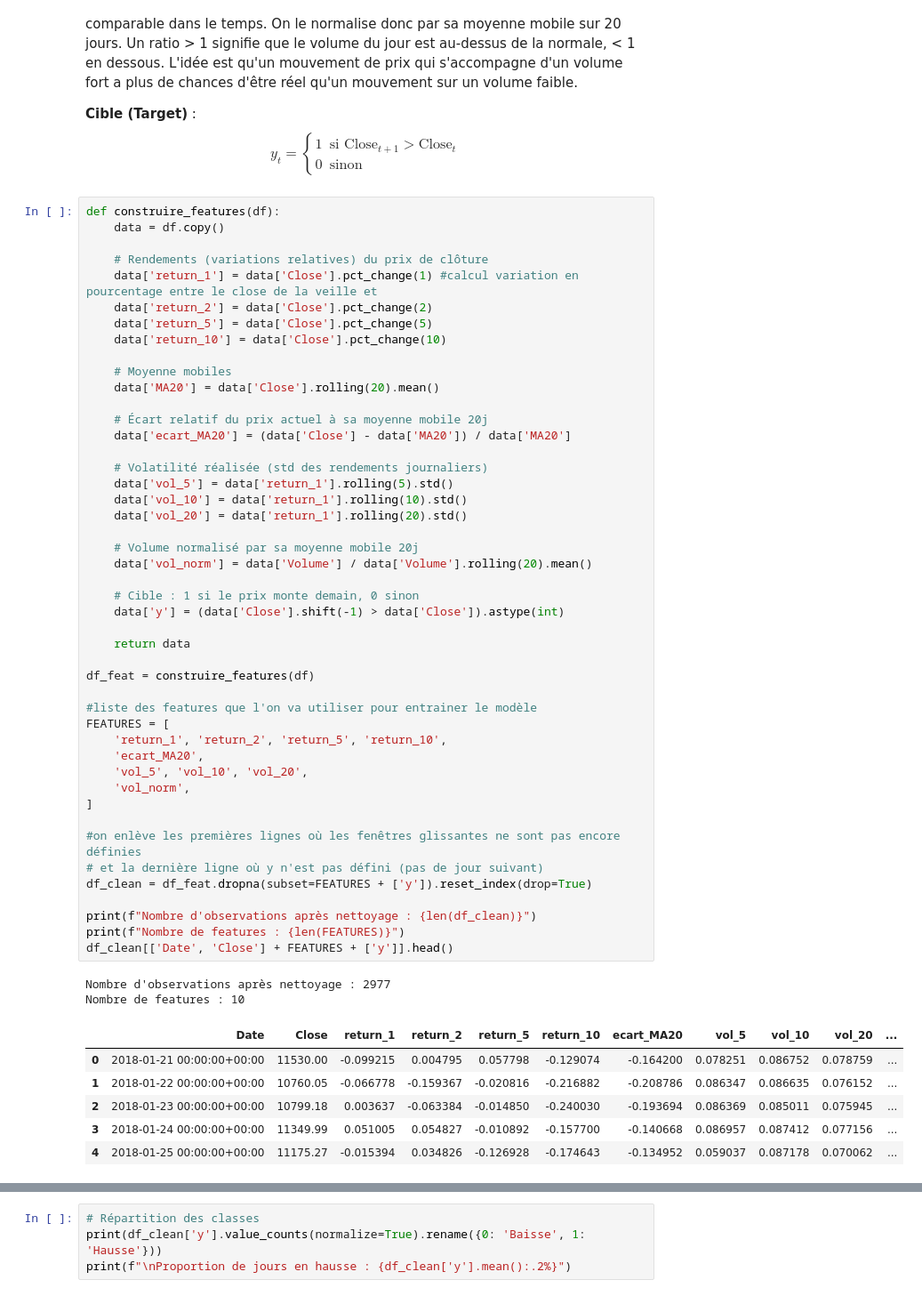
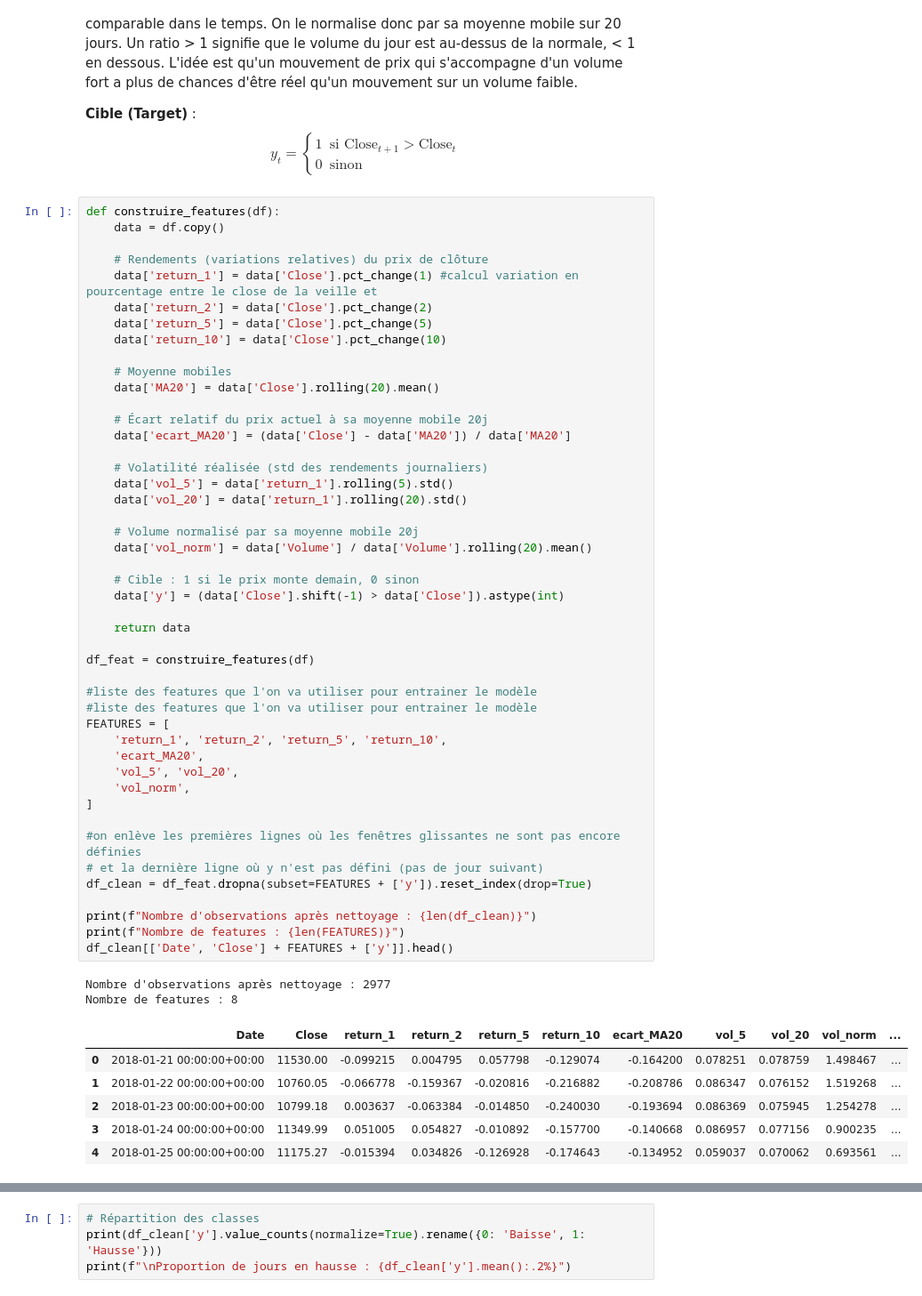
Before and after one commit to xEditedNewt/ml-projet-crypto, a Jupyter notebook: projet_ml_crypto.ipynb, the cells around one changed output, grey strips where cells are left out. Shown at 89% size. Drawn from its saved outputs; the diff is of its cells as text.

```diff
--- a/projet_ml_crypto.ipynb
+++ b/projet_ml_crypto.ipynb
@@ -161,40 +161,40 @@ def construire_features(df):
 
     # Volatilité réalisée (std des rendements journaliers)
     data['vol_5'] = data['return_1'].rolling(5).std()
-    data['vol_10'] = data['return_1'].rolling(10).std()
     data['vol_20'] = data['return_1'].rolling(20).std()
 
     # Volume normalisé par sa moyenne mobile 20j
     data['vol_norm'] = data['Volume'] / data['Volume'].rolling(20).mean()
 
     # Cible : 1 si le prix monte demain, 0 sinon
     data['y'] = (data['Close'].shift(-1) > data['Close']).astype(int)
 
     return data
 
 df_feat = construire_features(df)
 
 #liste des features que l'on va utiliser pour entrainer le modèle
+#liste des features que l'on va utiliser pour entrainer le modèle
 FEATURES = [
     'return_1', 'return_2', 'return_5', 'return_10',
     'ecart_MA20',
-    'vol_5', 'vol_10', 'vol_20',
+    'vol_5', 'vol_20',
     'vol_norm',
 ]
 
 #on enlève les premières lignes où les fenêtres glissantes ne sont pas encore définies
 # et la dernière ligne où y n'est pas défini (pas de jour suivant)
 df_clean = df_feat.dropna(subset=FEATURES + ['y']).reset_index(drop=True)
 
 print(f"Nombre d'observations après nettoyage : {len(df_clean)}")
 print(f"Nombre de features : {len(FEATURES)}")
 df_clean[['Date', 'Close'] + FEATURES + ['y']].head()
 # %% [output]
 Nombre d'observations après nettoyage : 2977
-Nombre de features : 10
+Nombre de features : 8
-|  | Date | Close | return_1 | return_2 | return_5 | return_10 | ecart_MA20 | vol_5 | vol_10 | vol_20 | ... |
-| 0 | 2018-01-21 00:00:00+00:00 | 11530.00 | -0.099215 | 0.004795 | 0.057798 | -0.129074 | -0.164200 | 0.078251 | 0.086752 | 0.078759 | ... |
-| 1 | 2018-01-22 00:00:00+00:00 | 10760.05 | -0.066778 | -0.159367 | -0.020816 | -0.216882 | -0.208786 | 0.086347 | 0.086635 | 0.076152 | ... |
-| 2 | 2018-01-23 00:00:00+00:00 | 10799.18 | 0.003637 | -0.063384 | -0.014850 | -0.240030 | -0.193694 | 0.086369 | 0.085011 | 0.075945 | ... |
-| 3 | 2018-01-24 00:00:00+00:00 | 11349.99 | 0.051005 | 0.054827 | -0.010892 | -0.157700 | -0.140668 | 0.086957 | 0.087412 | 0.077156 | ... |
-| 4 | 2018-01-25 00:00:00+00:00 | 11175.27 | -0.015394 | 0.034826 | -0.126928 | -0.174643 | -0.134952 | 0.059037 | 0.087178 | 0.070062 | ... |
+|  | Date | Close | return_1 | return_2 | return_5 | return_10 | ecart_MA20 | vol_5 | vol_20 | vol_norm | ... |
+| 0 | 2018-01-21 00:00:00+00:00 | 11530.00 | -0.099215 | 0.004795 | 0.057798 | -0.129074 | -0.164200 | 0.078251 | 0.078759 | 1.498467 | ... |
+| 1 | 2018-01-22 00:00:00+00:00 | 10760.05 | -0.066778 | -0.159367 | -0.020816 | -0.216882 | -0.208786 | 0.086347 | 0.076152 | 1.519268 | ... |
+| 2 | 2018-01-23 00:00:00+00:00 | 10799.18 | 0.003637 | -0.063384 | -0.014850 | -0.240030 | -0.193694 | 0.086369 | 0.075945 | 1.254278 | ... |
+| 3 | 2018-01-24 00:00:00+00:00 | 11349.99 | 0.051005 | 0.054827 | -0.010892 | -0.157700 | -0.140668 | 0.086957 | 0.077156 | 0.900235 | ... |
+| 4 | 2018-01-25 00:00:00+00:00 | 11175.27 | -0.015394 | 0.034826 | -0.126928 | -0.174643 | -0.134952 | 0.059037 | 0.070062 | 0.693561 | ... |
```
Also changed, not shown: parts of 19 cells of this notebook.
